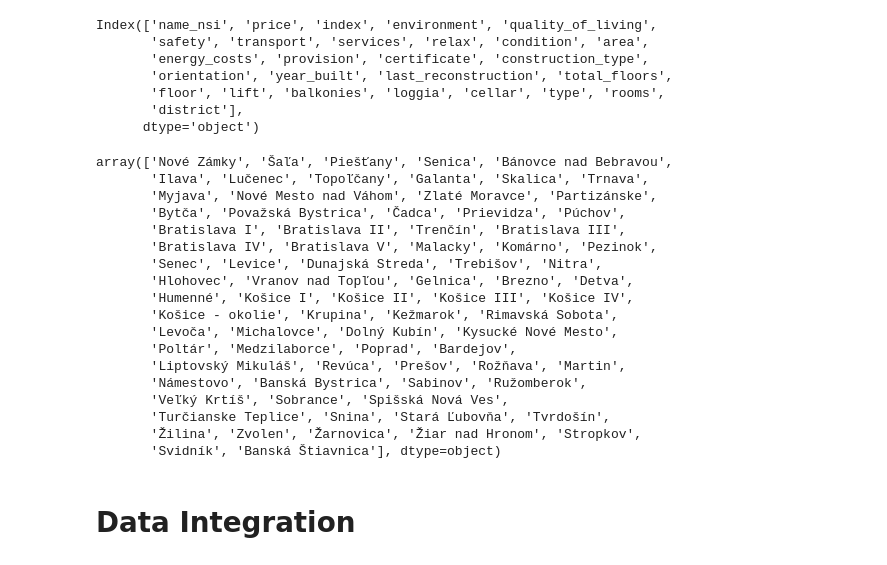
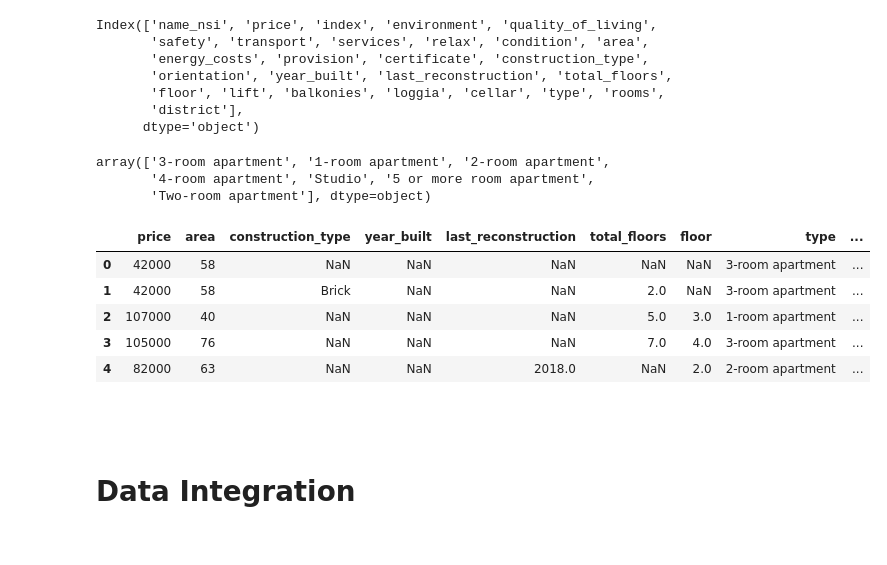
Before and after one commit to PaolaGaray/RealState, a Jupyter notebook: notebooks/data_wrangling.ipynb, the cells around one changed output. Cells and saved outputs as stored; diff of their text form; code cells hidden in the pictures.

```diff
--- a/notebooks/data_wrangling.ipynb
+++ b/notebooks/data_wrangling.ipynb
@@ -74,26 +78,27 @@ Index(['name_nsi', 'price', 'index', 'environment', 'quality_of_living',
        'floor', 'lift', 'balkonies', 'loggia', 'cellar', 'type', 'rooms',
        'district'],
       dtype='object')
-# %%
-df_2['district'].unique()
-# %% [output]
-array(['Nové Zámky', 'Šaľa', 'Piešťany', 'Senica', 'Bánovce nad Bebravou',
-       'Ilava', 'Lučenec', 'Topoľčany', 'Galanta', 'Skalica', 'Trnava',
-       'Myjava', 'Nové Mesto nad Váhom', 'Zlaté Moravce', 'Partizánske',
-       'Bytča', 'Považská Bystrica', 'Čadca', 'Prievidza', 'Púchov',
-       'Bratislava I', 'Bratislava II', 'Trenčín', 'Bratislava III',
-       'Bratislava IV', 'Bratislava V', 'Malacky', 'Komárno', 'Pezinok',
-       'Senec', 'Levice', 'Dunajská Streda', 'Trebišov', 'Nitra',
-       'Hlohovec', 'Vranov nad Topľou', 'Gelnica', 'Brezno', 'Detva',
-       'Humenné', 'Košice I', 'Košice II', 'Košice III', 'Košice IV',
-       'Košice - okolie', 'Krupina', 'Kežmarok', 'Rimavská Sobota',
-       'Levoča', 'Michalovce', 'Dolný Kubín', 'Kysucké Nové Mesto',
-       'Poltár', 'Medzilaborce', 'Poprad', 'Bardejov',
-       'Liptovský Mikuláš', 'Revúca', 'Prešov', 'Rožňava', 'Martin',
-       'Námestovo', 'Banská Bystrica', 'Sabinov', 'Ružomberok',
-       'Veľký Krtíš', 'Sobrance', 'Spišská Nová Ves',
-       'Turčianske Teplice', 'Snina', 'Stará Ľubovňa', 'Tvrdošín',
-       'Žilina', 'Zvolen', 'Žarnovica', 'Žiar nad Hronom', 'Stropkov',
-       'Svidník', 'Banská Štiavnica'], dtype=object)
+# %%
+real_estate_df['type'].unique()
+# %% [output]
+array(['3-room apartment', '1-room apartment', '2-room apartment',
+       '4-room apartment', 'Studio', '5 or more room apartment',
+       'Two-room apartment'], dtype=object)
+# %%
+real_estate_df.drop(['name_nsi', 'index', 'environment', 'quality_of_living', 'safety', 'transport', 'services', 'relax', 'energy_costs', 'condition', 'provision', 'orientation', 'lift', 'balkonies', 'loggia', 'cellar', 'district', 'certificate'], axis=1, inplace=True)
+# %%
+real_estate_df['Country'] = 'Slovakia'
+# %%
+display(real_estate_df.head())
+# %% [output]
+|  | price | area | construction_type | year_built | last_reconstruction | total_floors | floor | type | ... |
+| 0 | 42000 | 58 | NaN | NaN | NaN | NaN | NaN | 3-room apartment | ... |
+| 1 | 42000 | 58 | Brick | NaN | NaN | 2.0 | NaN | 3-room apartment | ... |
+| 2 | 107000 | 40 | NaN | NaN | NaN | 5.0 | 3.0 | 1-room apartment | ... |
+| 3 | 105000 | 76 | NaN | NaN | NaN | 7.0 | 4.0 | 3-room apartment | ... |
+| 4 | 82000 | 63 | NaN | NaN | 2018.0 | NaN | 2.0 | 2-room apartment | ... |
 # %% [markdown]
+<br>
+<br>
+
 # Data Integration
```
Also changed, not shown: parts of 40 cells of this notebook.
